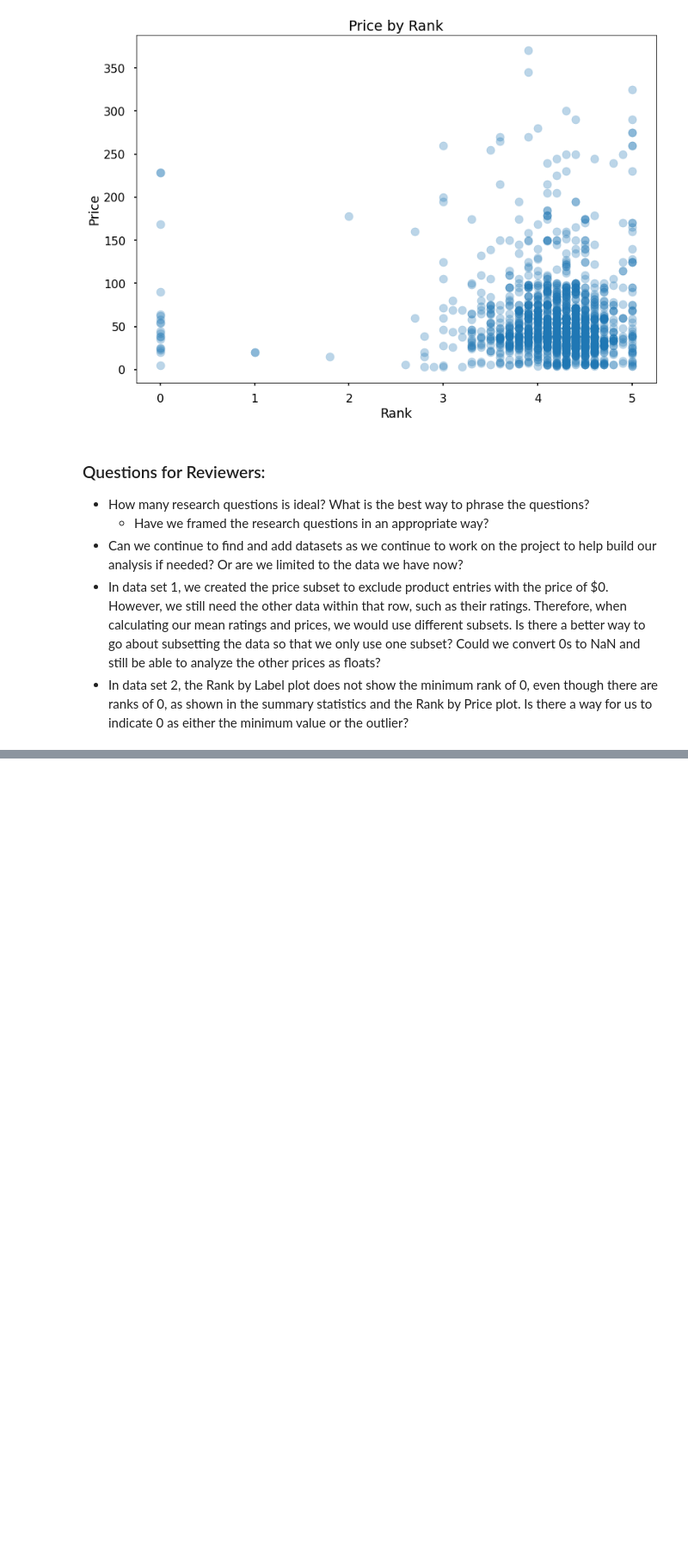
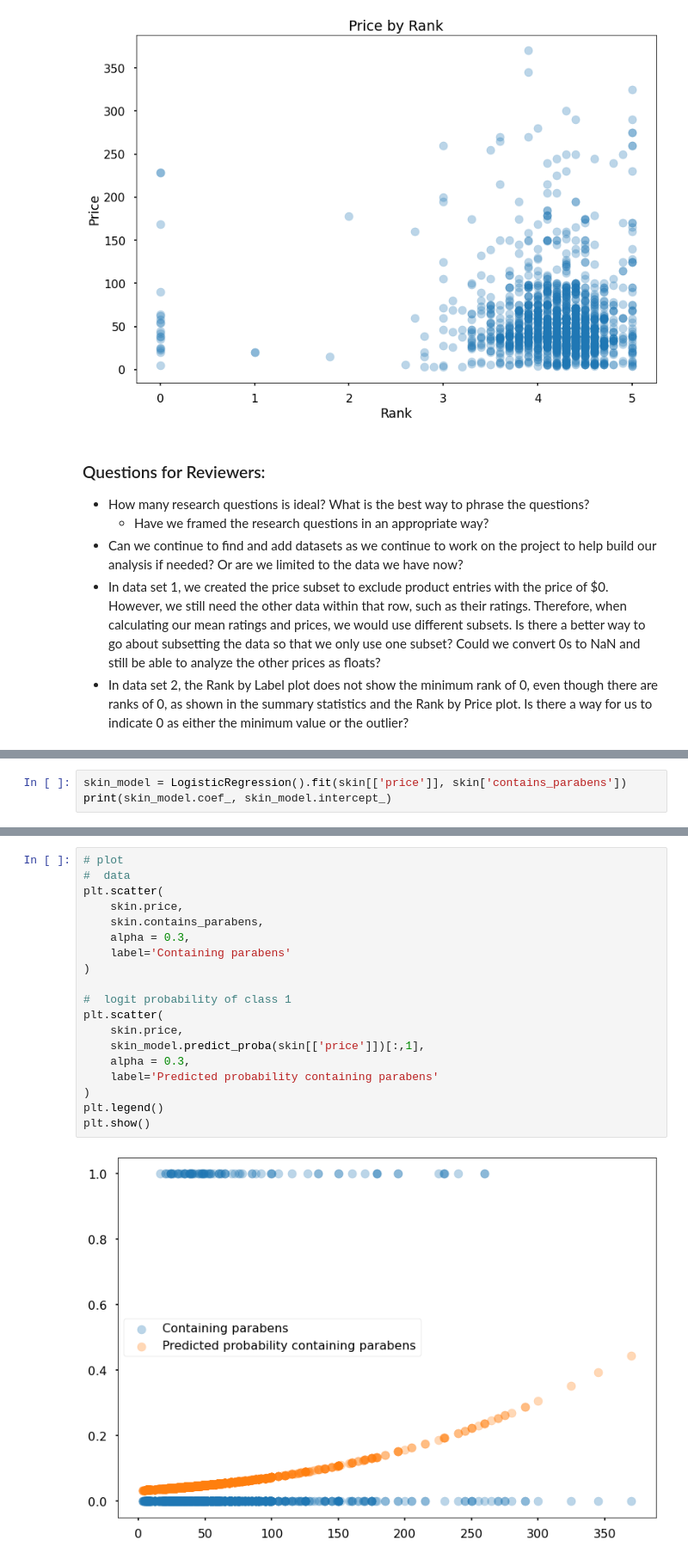
Before and after one commit to elitagao/info2950, a Jupyter notebook: INFO2950 Project_Laurens_update.ipynb, the cells around one changed output, grey strips where cells are left out. Shown at 86% size. Cells and saved outputs as stored; diff of their text form; blank space fills up the shorter version.

```diff
--- a/INFO2950 Project_Laurens_update.ipynb
+++ b/INFO2950 Project_Laurens_update.ipynb
@@ -672,0 +830,3 @@ plt.show()
+# %%
+skin_model = LogisticRegression().fit(skin[['price']], skin['contains_parabens'])
+print(skin_model.coef_, skin_model.intercept_)
@@ -672,0 +886,21 @@ plt.show()
+# %%
+# plot
+#  data
+plt.scatter(
+    skin.price,
+    skin.contains_parabens,
+    alpha = 0.3,
+    label='Containing parabens'
+)
+
+#  logit probability of class 1
+plt.scatter(
+    skin.price,
+    skin_model.predict_proba(skin[['price']])[:,1],
+    alpha = 0.3,
+    label='Predicted probability containing parabens'
+)
+plt.legend()
+plt.show()
+# %% [output]
+[figure, added]
```
Also changed, not shown: parts of 35 cells of this notebook.
